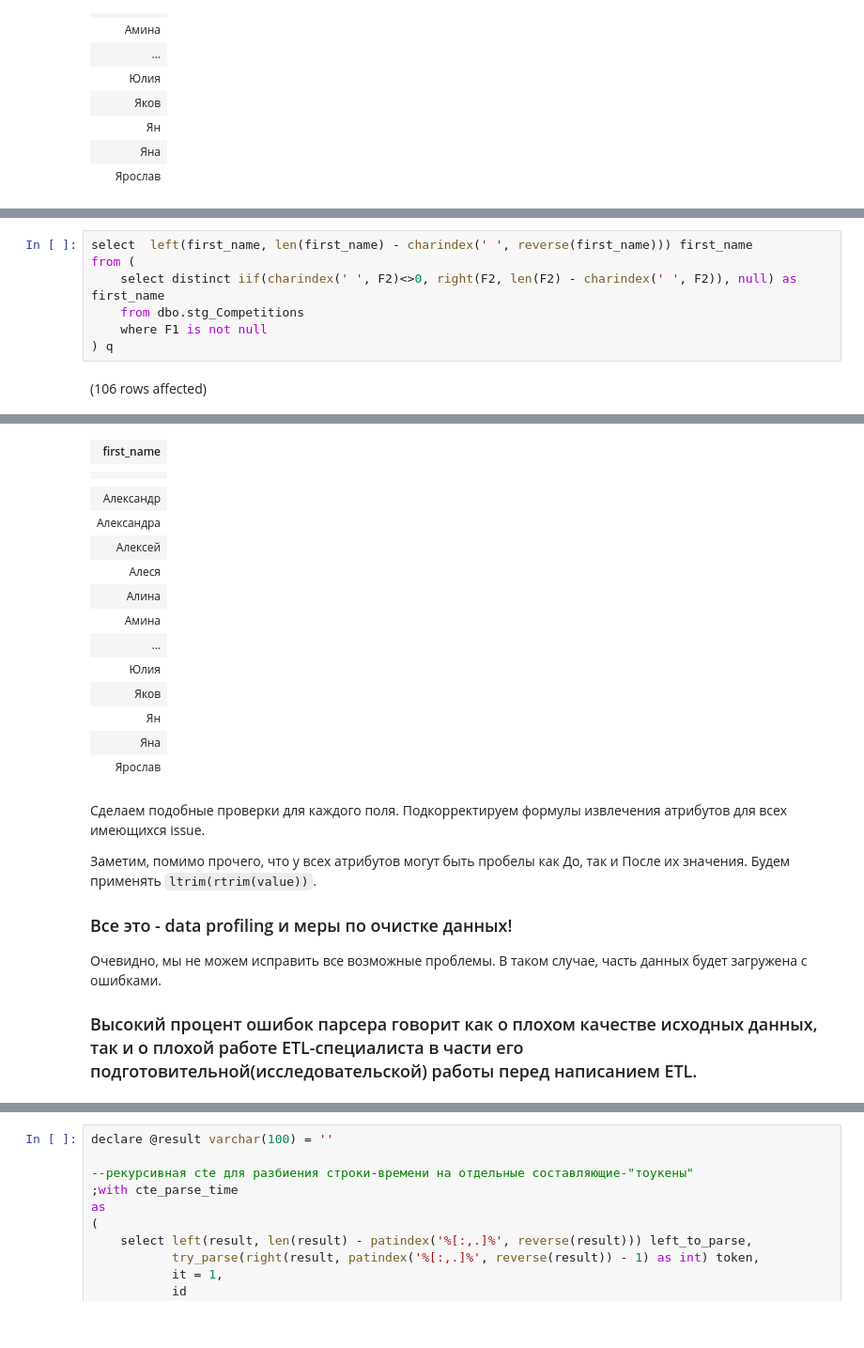
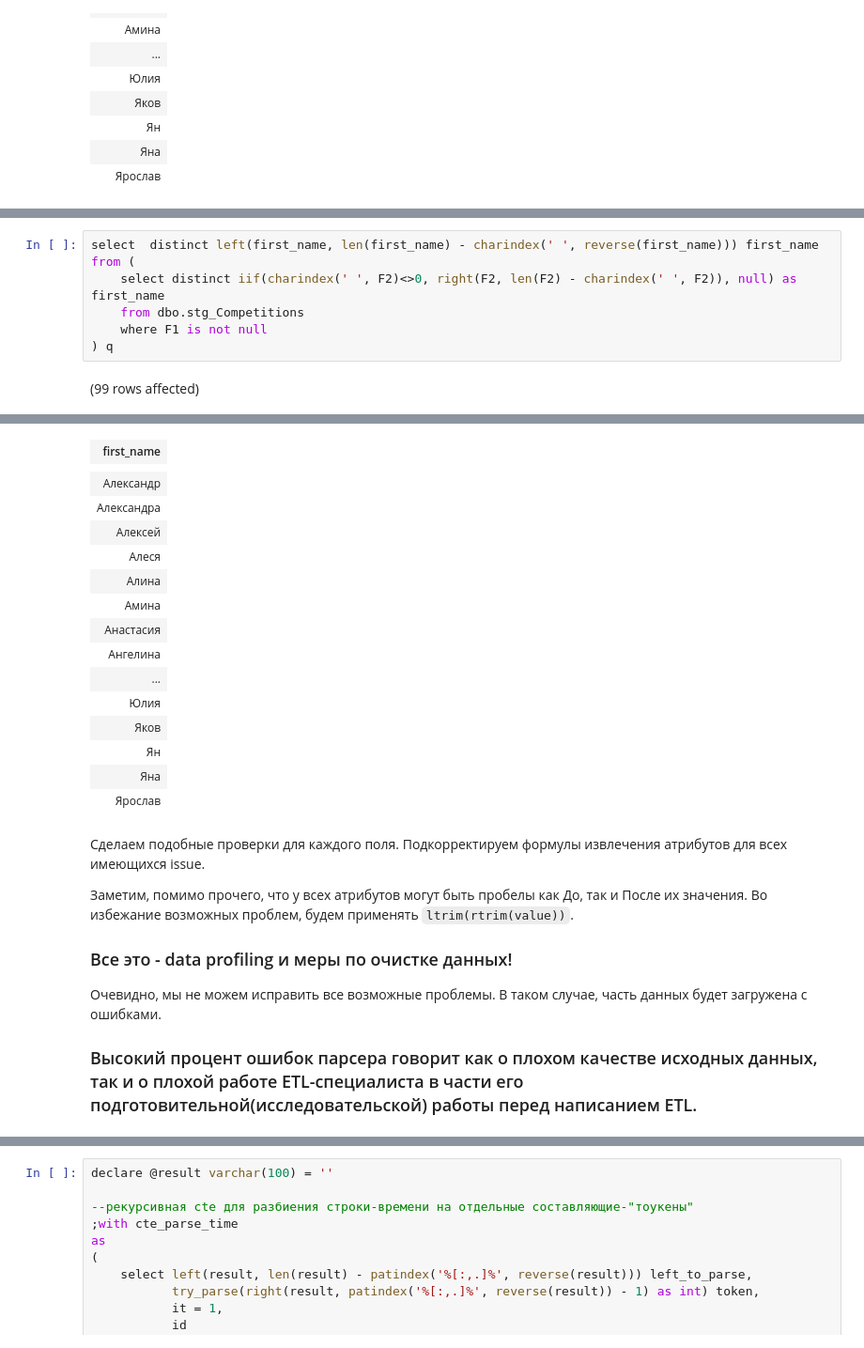
Before and after one commit to timoti1/T-SQL, a Jupyter notebook: SQL/DML - Practical Example of ETL.ipynb, the cells around one changed output, grey strips where cells are left out. Shown at 94% size. Cells and saved outputs as stored; diff of their text form.

````diff
--- a/SQL/DML - Practical Example of ETL.ipynb
+++ b/SQL/DML - Practical Example of ETL.ipynb
@@ -350,11 +366,11 @@ Total execution time: 00:00:00.0392608
 
 В поле ```first_name``` нужно взять лишь первое слово (если их несколько):
 # %%
-select  left(first_name, len(first_name) - charindex(' ', reverse(first_name))) first_name
+select  distinct left(first_name, len(first_name) - charindex(' ', reverse(first_name))) first_name
 from (
     select distinct iif(charindex(' ', F2)<>0, right(F2, len(F2) - charindex(' ', F2)), null) as first_name
     from dbo.stg_Competitions
     where F1 is not null
 ) q
 # %% [output]
-(106 rows affected)
+(99 rows affected)
@@ -362,6 +378,4 @@ Total execution time: 00:00:00.0142753
 | first_name |
-|  |
-|  |
 |  |
 | Александр |
 | Александра |
@@ -369,6 +383,8 @@ Total execution time: 00:00:00.0142753
 | Алеся |
 | Алина |
 | Амина |
+| Анастасия |
+| Ангелина |
 | ... |
 | Юлия |
 | Яков |
@@ -378,7 +394,7 @@ Total execution time: 00:00:00.0142753
 # %% [markdown]
 Сделаем подобные проверки для каждого поля. Подкорректируем формулы извлечения атрибутов для всех имеющихся issue.
 
-Заметим, помимо прочего, что у всех атрибутов могут быть пробелы как До, так и После их значения. Будем применять ```ltrim(rtrim(value))```.
+Заметим, помимо прочего, что у всех атрибутов могут быть пробелы как До, так и После их значения. Во избежание возможных проблем, будем применять ```ltrim(rtrim(value))```.
 
 ### Все это - data profiling и меры по очистке данных!
 Очевидно, мы не можем исправить все возможные проблемы. В таком случае, часть данных будет загружена с ошибками.
````
Also changed, not shown: parts of 12 cells of this notebook, 3 other files.
